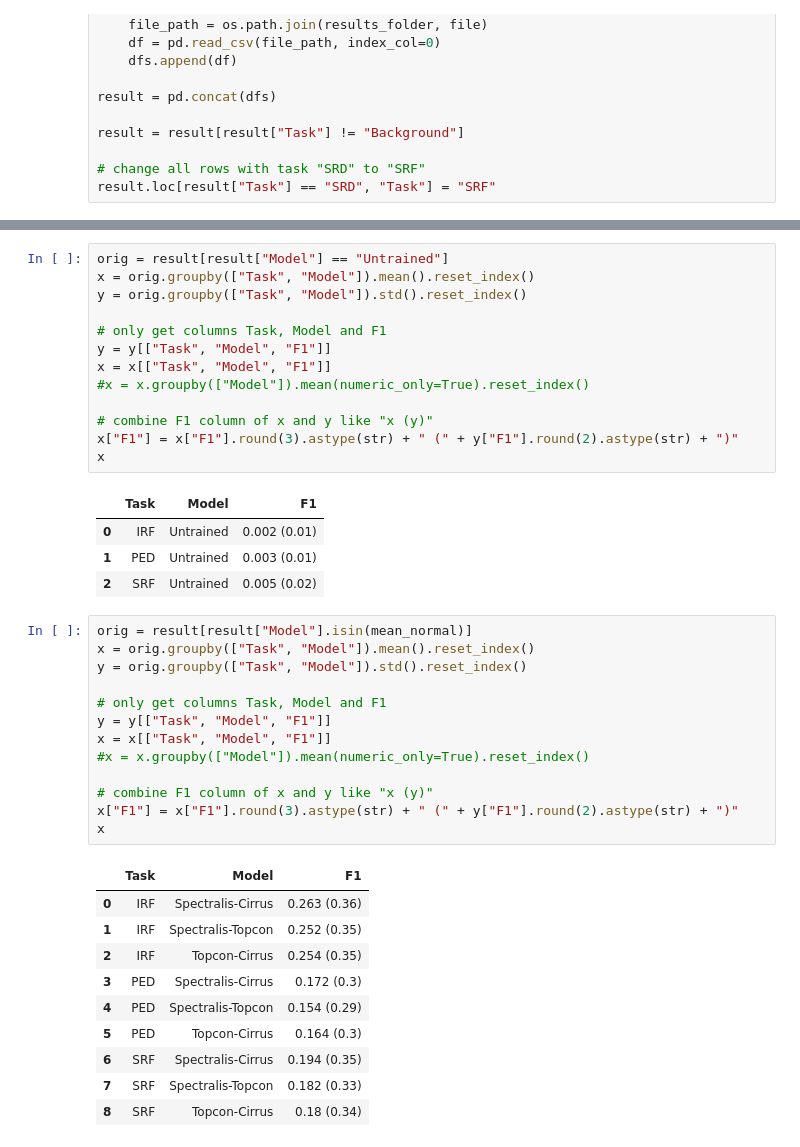
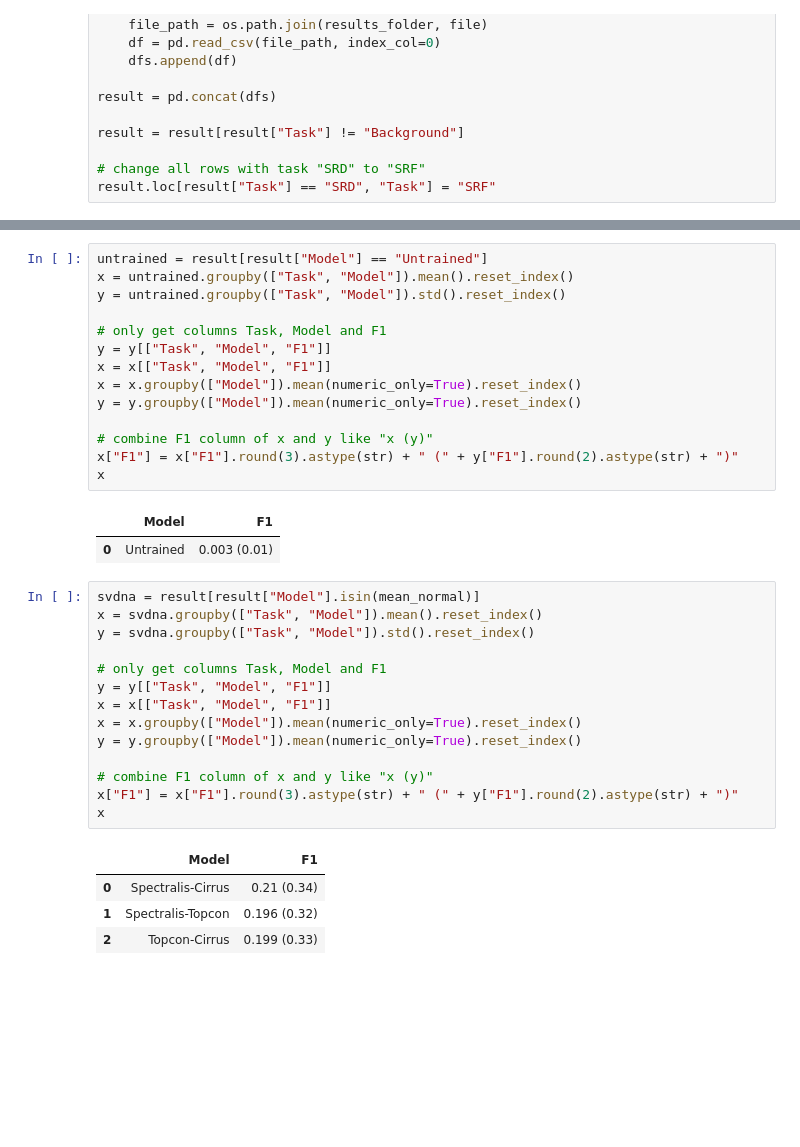
Before and after one commit to moritsih/OPTIMA_SeminarPractical, a Jupyter notebook: practical/main.ipynb, the cells around one changed output, grey strips where cells are left out. Saved outputs shown, nothing was run; the diff lists cells and outputs as text; blank space fills up the shorter version.

```diff
--- a/practical/main.ipynb
+++ b/practical/main.ipynb
@@ -392,43 +421,37 @@ x
 # %%
-orig = result[result["Model"] == "Untrained"]
-x = orig.groupby(["Task", "Model"]).mean().reset_index()
-y = orig.groupby(["Task", "Model"]).std().reset_index()
+untrained = result[result["Model"] == "Untrained"]
+x = untrained.groupby(["Task", "Model"]).mean().reset_index()
+y = untrained.groupby(["Task", "Model"]).std().reset_index()
 
 # only get columns Task, Model and F1
 y = y[["Task", "Model", "F1"]]
 x = x[["Task", "Model", "F1"]]
-#x = x.groupby(["Model"]).mean(numeric_only=True).reset_index()
+x = x.groupby(["Model"]).mean(numeric_only=True).reset_index()
+y = y.groupby(["Model"]).mean(numeric_only=True).reset_index()
 
 # combine F1 column of x and y like "x (y)"
 x["F1"] = x["F1"].round(3).astype(str) + " (" + y["F1"].round(2).astype(str) + ")"
 x
 # %% [output]
-|  | Task | Model | F1 |
-| 0 | IRF | Untrained | 0.002 (0.01) |
-| 1 | PED | Untrained | 0.003 (0.01) |
-| 2 | SRF | Untrained | 0.005 (0.02) |
+|  | Model | F1 |
+| 0 | Untrained | 0.003 (0.01) |
 # %%
-orig = result[result["Model"].isin(mean_normal)]
-x = orig.groupby(["Task", "Model"]).mean().reset_index()
-y = orig.groupby(["Task", "Model"]).std().reset_index()
+svdna = result[result["Model"].isin(mean_normal)]
+x = svdna.groupby(["Task", "Model"]).mean().reset_index()
+y = svdna.groupby(["Task", "Model"]).std().reset_index()
 
 # only get columns Task, Model and F1
 y = y[["Task", "Model", "F1"]]
 x = x[["Task", "Model", "F1"]]
-#x = x.groupby(["Model"]).mean(numeric_only=True).reset_index()
+x = x.groupby(["Model"]).mean(numeric_only=True).reset_index()
+y = y.groupby(["Model"]).mean(numeric_only=True).reset_index()
 
 # combine F1 column of x and y like "x (y)"
 x["F1"] = x["F1"].round(3).astype(str) + " (" + y["F1"].round(2).astype(str) + ")"
 x
 # %% [output]
-|  | Task | Model | F1 |
-| 0 | IRF | Spectralis-Cirrus | 0.263 (0.36) |
-| 1 | IRF | Spectralis-Topcon | 0.252 (0.35) |
-| 2 | IRF | Topcon-Cirrus | 0.254 (0.35) |
-| 3 | PED | Spectralis-Cirrus | 0.172 (0.3) |
-| 4 | PED | Spectralis-Topcon | 0.154 (0.29) |
-| 5 | PED | Topcon-Cirrus | 0.164 (0.3) |
-| 6 | SRF | Spectralis-Cirrus | 0.194 (0.35) |
-| 7 | SRF | Spectralis-Topcon | 0.182 (0.33) |
-| 8 | SRF | Topcon-Cirrus | 0.18 (0.34) |
+|  | Model | F1 |
+| 0 | Spectralis-Cirrus | 0.21 (0.34) |
+| 1 | Spectralis-Topcon | 0.196 (0.32) |
+| 2 | Topcon-Cirrus | 0.199 (0.33) |
 # %%
```
Also changed, not shown: parts of 10 cells of this notebook, 3 other files.
